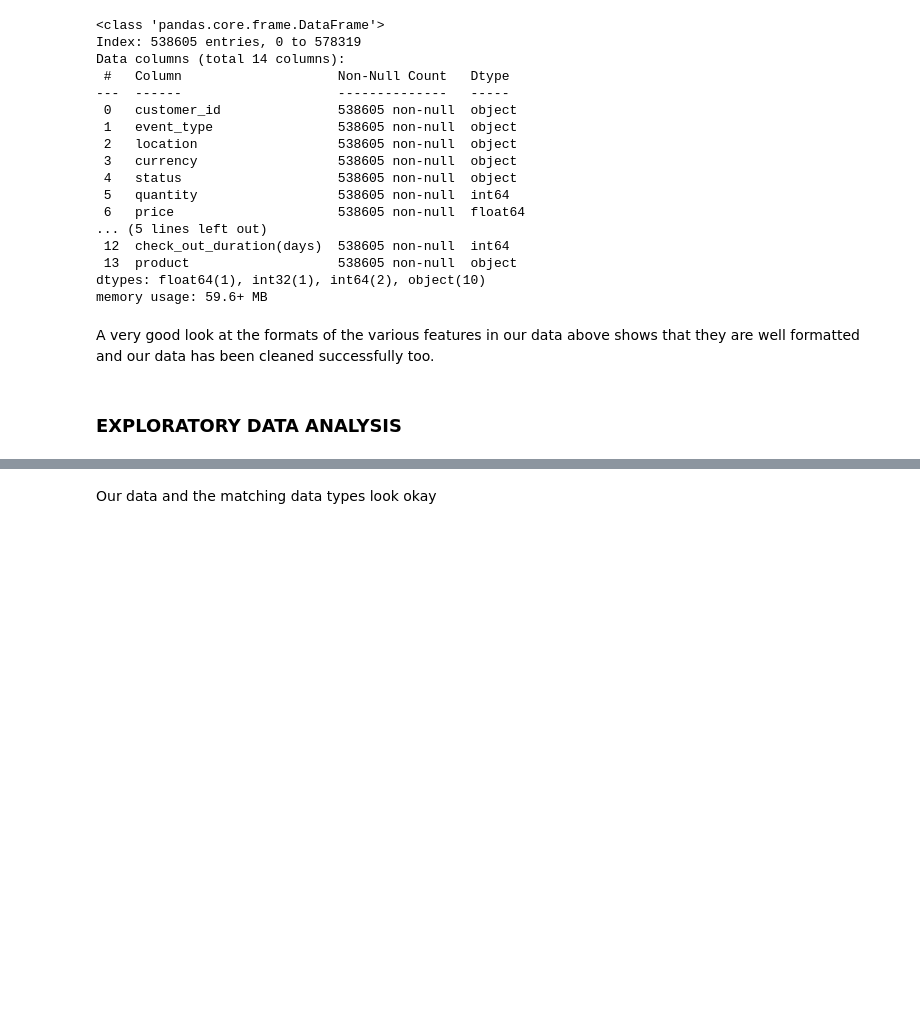
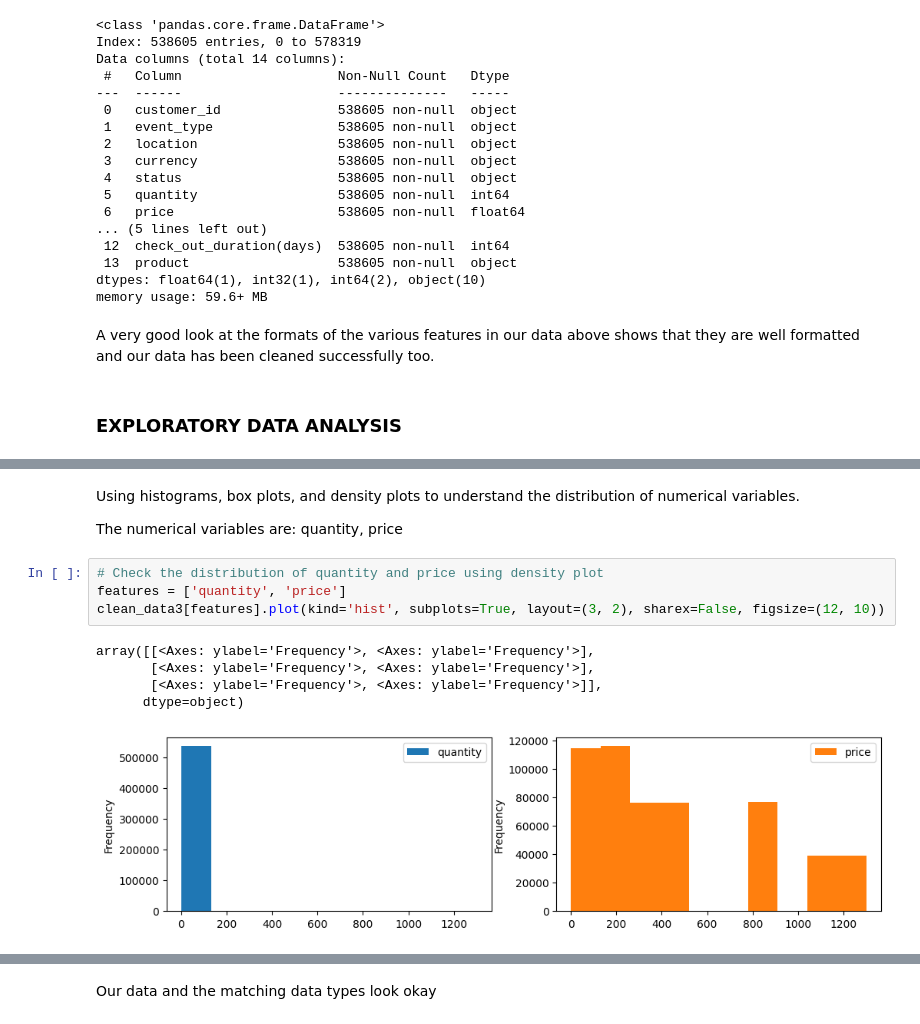
Before and after one commit to Sunday-Oladokun/ShopSmart-Inc.-E-commerce-Data-Analysis-Project, a Jupyter notebook: Project_2nd Semester.ipynb, the cells around one changed output, grey strips where cells are left out. Cells and saved outputs as stored; diff of their text form; blank space fills up the shorter version.

```diff
--- a/Project_2nd Semester.ipynb
+++ b/Project_2nd Semester.ipynb
@@ -621,0 +768,14 @@ clean_data3.head()
+# %% [markdown]
+Using histograms, box plots, and density plots to understand the distribution of numerical variables.
+
+The numerical variables are: quantity, price
+# %%
+# Check the distribution of quantity and price using density plot
+features = ['quantity', 'price']
+clean_data3[features].plot(kind='hist', subplots=True, layout=(3, 2), sharex=False, figsize=(12, 10))
+# %% [output]
+array([[<Axes: ylabel='Frequency'>, <Axes: ylabel='Frequency'>],
+       [<Axes: ylabel='Frequency'>, <Axes: ylabel='Frequency'>],
+       [<Axes: ylabel='Frequency'>, <Axes: ylabel='Frequency'>]],
+      dtype=object)
+[figure, added]
```
Also changed, not shown: parts of 20 cells of this notebook.
